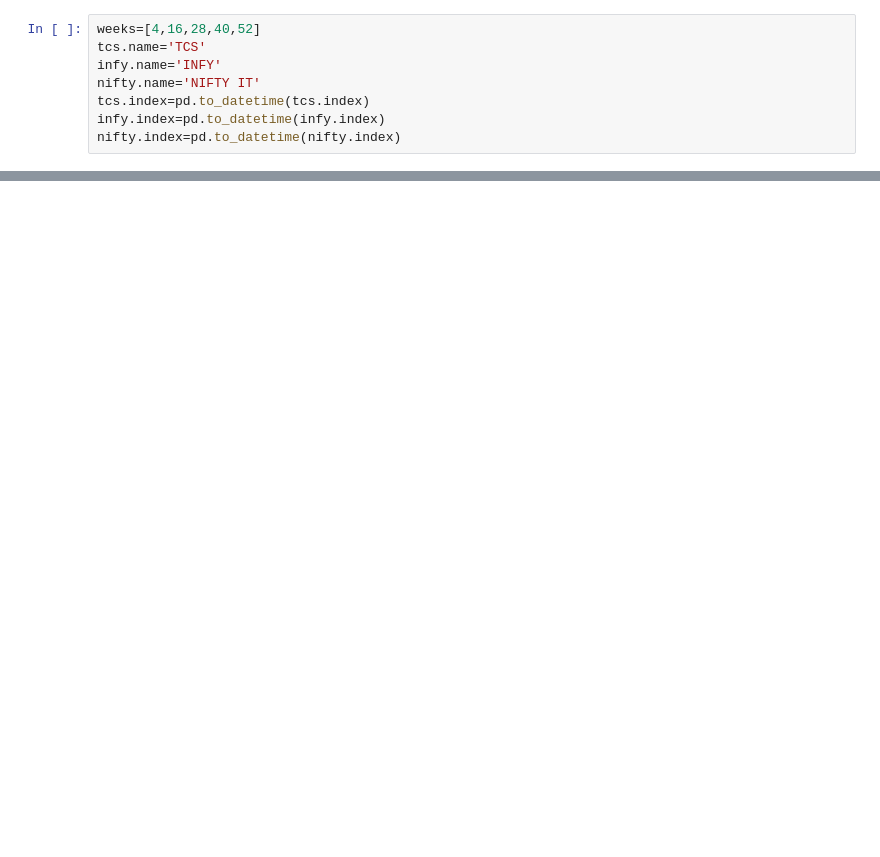
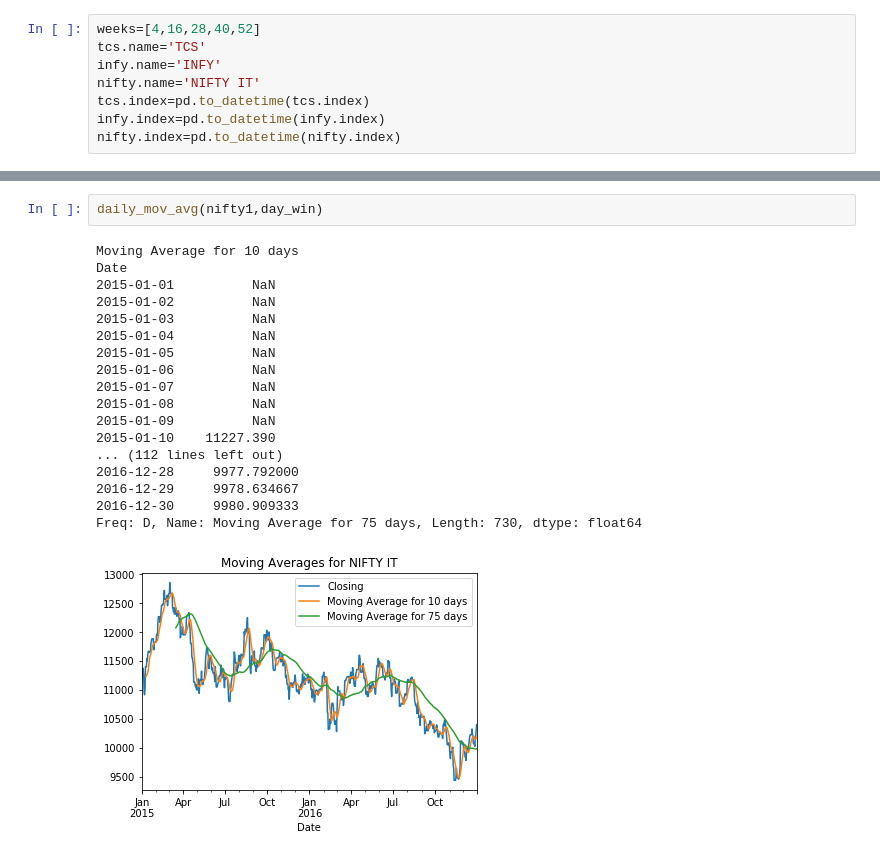
Before and after one commit to tuhinsherlock/python-test, a Jupyter notebook: RedCarpetUp.ipynb, the cells around one changed output, grey strips where cells are left out. Drawn from its saved outputs; the diff is of its cells as text; blank space fills up the shorter version.

```diff
--- a/RedCarpetUp.ipynb
+++ b/RedCarpetUp.ipynb
@@ -161,0 +224,21 @@ Freq: W-SUN, Name: Moving average for 52 weeks, Length: 105, dtype: float64
+# %%
+daily_mov_avg(nifty1,day_win)
+# %% [output]
+Moving Average for 10 days
+Date
+2015-01-01          NaN
+2015-01-02          NaN
+2015-01-03          NaN
+2015-01-04          NaN
+2015-01-05          NaN
+2015-01-06          NaN
+2015-01-07          NaN
+2015-01-08          NaN
+2015-01-09          NaN
+2015-01-10    11227.390
+... (112 lines left out)
+2016-12-28     9977.792000
+2016-12-29     9978.634667
+2016-12-30     9980.909333
+Freq: D, Name: Moving Average for 75 days, Length: 730, dtype: float64
+[figure, added]
```
Also changed, not shown: parts of 8 cells of this notebook.
